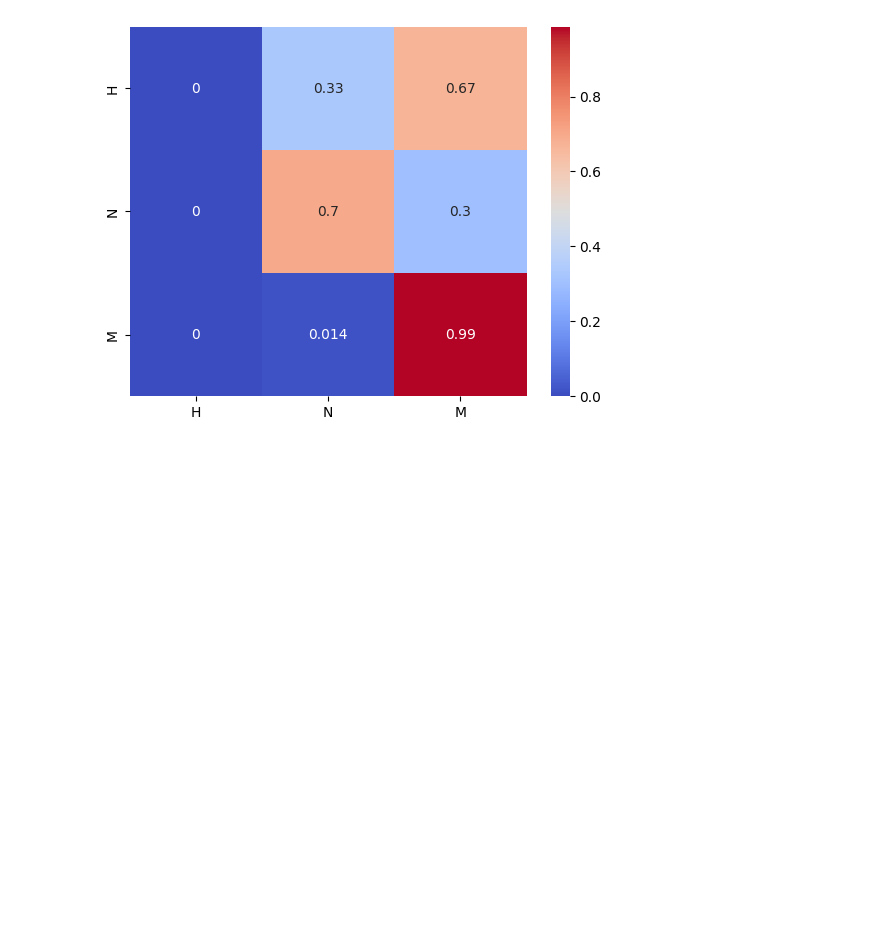
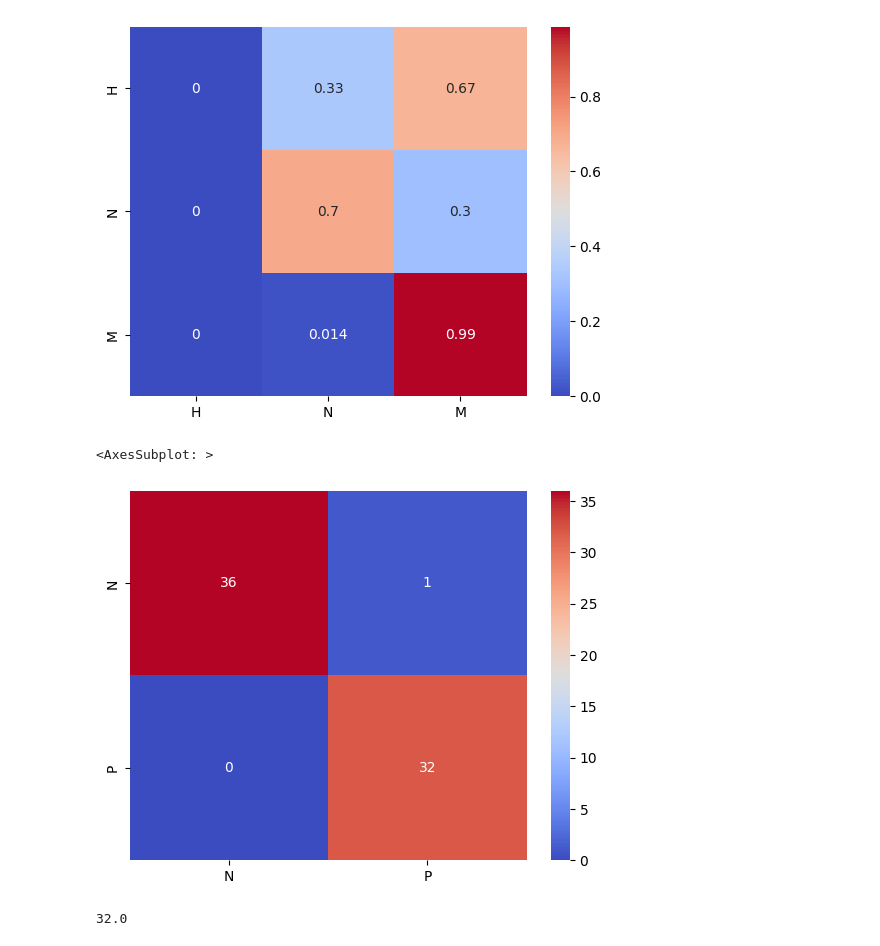
Before and after one commit to mysInma/Pathological-Myopia, a Jupyter notebook: notebooks/models/models.ipynb, the cells around one changed output. Saved outputs shown, nothing was run; the diff lists cells and outputs as text; code cells hidden in the pictures; blank space fills up the shorter version.

```diff
--- a/notebooks/models/models.ipynb
+++ b/notebooks/models/models.ipynb
@@ -445,0 +444,50 @@ c
+# %%
+#Matriz de confusión con etiqueta H (ÉPOCA 2)
+import sys
+sys.path.insert(0,"../")
+from models.resnet50 import MyopiaClasificationModel
+from utils.dataloader import ResnetDataset
+from utils.transformations import CustomTransformations
+from torch.utils.data import DataLoader
+import torch
+config = {
+        "batch_size":4,
+        "img_size":512,
+        "num_workers":4,
+        "num_classes":2,
+        "lr":1e-3
+    }
+model = MyopiaClasificationModel.load_from_checkpoint("./model-checkpoint/resnet50-epoch=3-train_val_acc=0.94.ckpt")
+
+val_dataset = ResnetDataset("../train_resnet50/resnet_val.csv","../../train_resnet50/",transform=CustomTransformations(config["img_size"]))
+val_loader = DataLoader(val_dataset,batch_size=config["batch_size"],num_workers=config["num_workers"],shuffle=False)
+
+model.eval()
+import numpy as np
+predicted = np.array([])
+target = np.array([])
+from tqdm import tqdm
+with tqdm(total=72) as pbar:
+    for x,y in val_loader:
+        with torch.no_grad():
+            yhat = model(x)
+        y_pred = torch.argmax(yhat, dim=1).cpu().numpy() # predicted labels
+        y_true = y.cpu().numpy() # true labels
+        predicted = np.append(predicted,y_pred)
+        target = np.append(target,y_true)
+        pbar.update(2)
+# %%
+from sklearn.metrics import confusion_matrix
+import seaborn as sns
+
+conf = confusion_matrix(target,predicted)
+
+xticklabels=["N","P"]
+sns.heatmap(conf,annot=True,cmap="coolwarm",xticklabels=xticklabels,yticklabels=xticklabels)
+# %% [output]
+<AxesSubplot: >
+[figure, added]
+# %%
+np.sum(target)
+# %% [output]
+32.0
```
Also changed, not shown: parts of 3 cells of this notebook, 6 other files.
